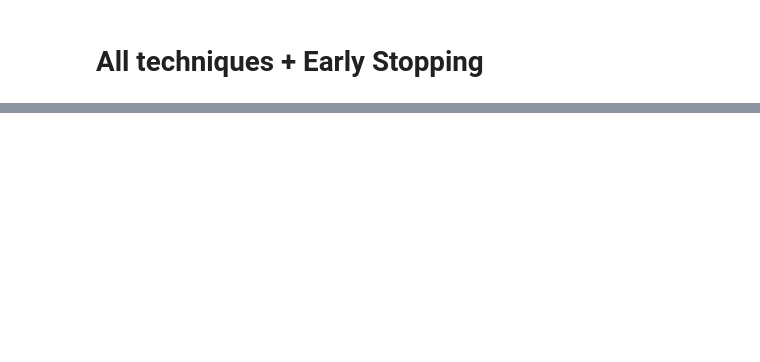
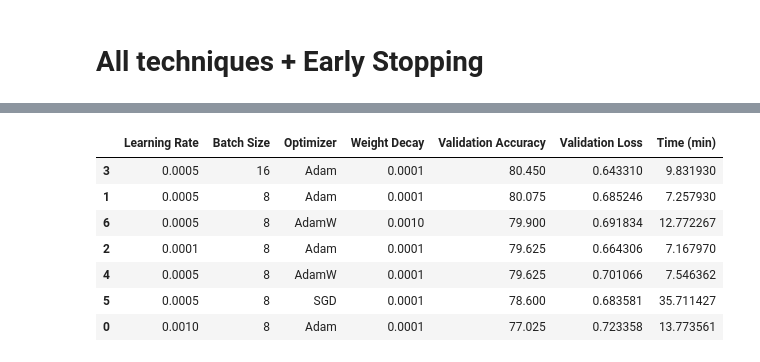
Before and after one commit to trijesh61/Freshness-Inspection-CNN, a Jupyter notebook: Freshness Inspection.ipynb, the cells around one changed output, grey strips where cells are left out. Saved outputs shown, nothing was run; the diff lists cells and outputs as text; code cells hidden in the pictures; blank space fills up the shorter version.

```diff
--- a/Freshness Inspection.ipynb
+++ b/Freshness Inspection.ipynb
@@ -581,0 +847,22 @@ all_labels, all_predictions = train_model_early_stopping(
+# %%
+experiments = [
+    (0.001, 8, "Adam", 0.0001),
+    (0.0005, 8, "Adam", 0.0001),
+    (0.0001, 8, "Adam", 0.0001),
+
+    (0.0005, 16, "Adam", 0.0001),
+    (0.0005, 8, "AdamW", 0.0001),
+    (0.0005, 8, "SGD", 0.0001),
+
+    (0.0005, 8, "AdamW", 0.001),
+]
+
+results = []
+
+for params in experiments:
+    result = run_tuning(*params)
+    results.append(result)
+
+    # Release GPU resources between experiments
+    del result
+    torch.cuda.empty_cache()
@@ -581,0 +887,18 @@ all_labels, all_predictions = train_model_early_stopping(
+# %%
+results_df = pd.DataFrame(results)
+
+results_df = results_df.sort_values(
+    by="Validation Accuracy",
+    ascending=False
+)
+
+display(results_df)
+# %% [output]
+|  | Learning Rate | Batch Size | Optimizer | Weight Decay | Validation Accuracy | Validation Loss | Time (min) |
+| 3 | 0.0005 | 16 | Adam | 0.0001 | 80.450 | 0.643310 | 9.831930 |
+| 1 | 0.0005 | 8 | Adam | 0.0001 | 80.075 | 0.685246 | 7.257930 |
+| 6 | 0.0005 | 8 | AdamW | 0.0010 | 79.900 | 0.691834 | 12.772267 |
+| 2 | 0.0001 | 8 | Adam | 0.0001 | 79.625 | 0.664306 | 7.167970 |
+| 4 | 0.0005 | 8 | AdamW | 0.0001 | 79.625 | 0.701066 | 7.546362 |
+| 5 | 0.0005 | 8 | SGD | 0.0001 | 78.600 | 0.683581 | 35.711427 |
+| 0 | 0.0010 | 8 | Adam | 0.0001 | 77.025 | 0.723358 | 13.773561 |
```
Also changed, not shown: parts of 43 cells of this notebook.
